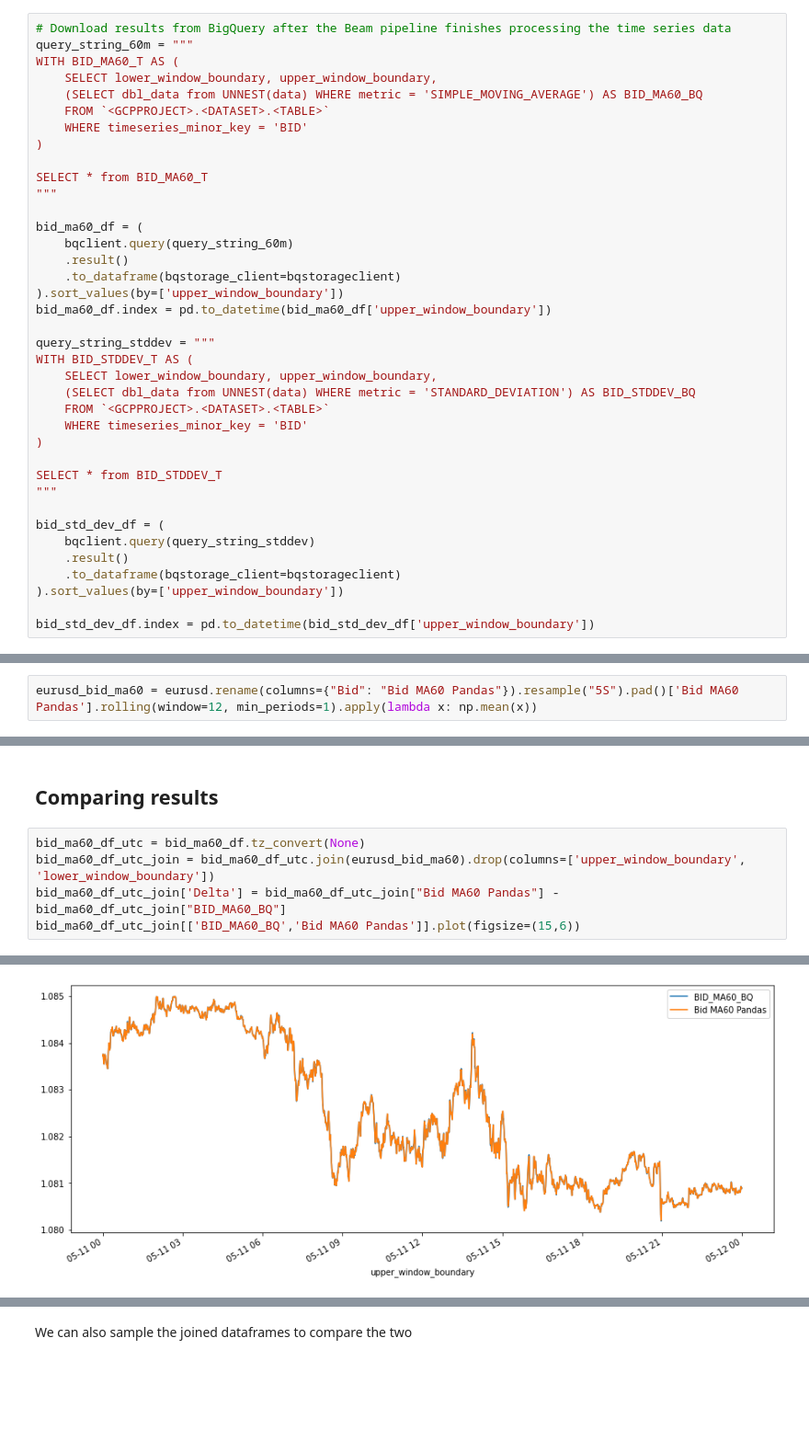
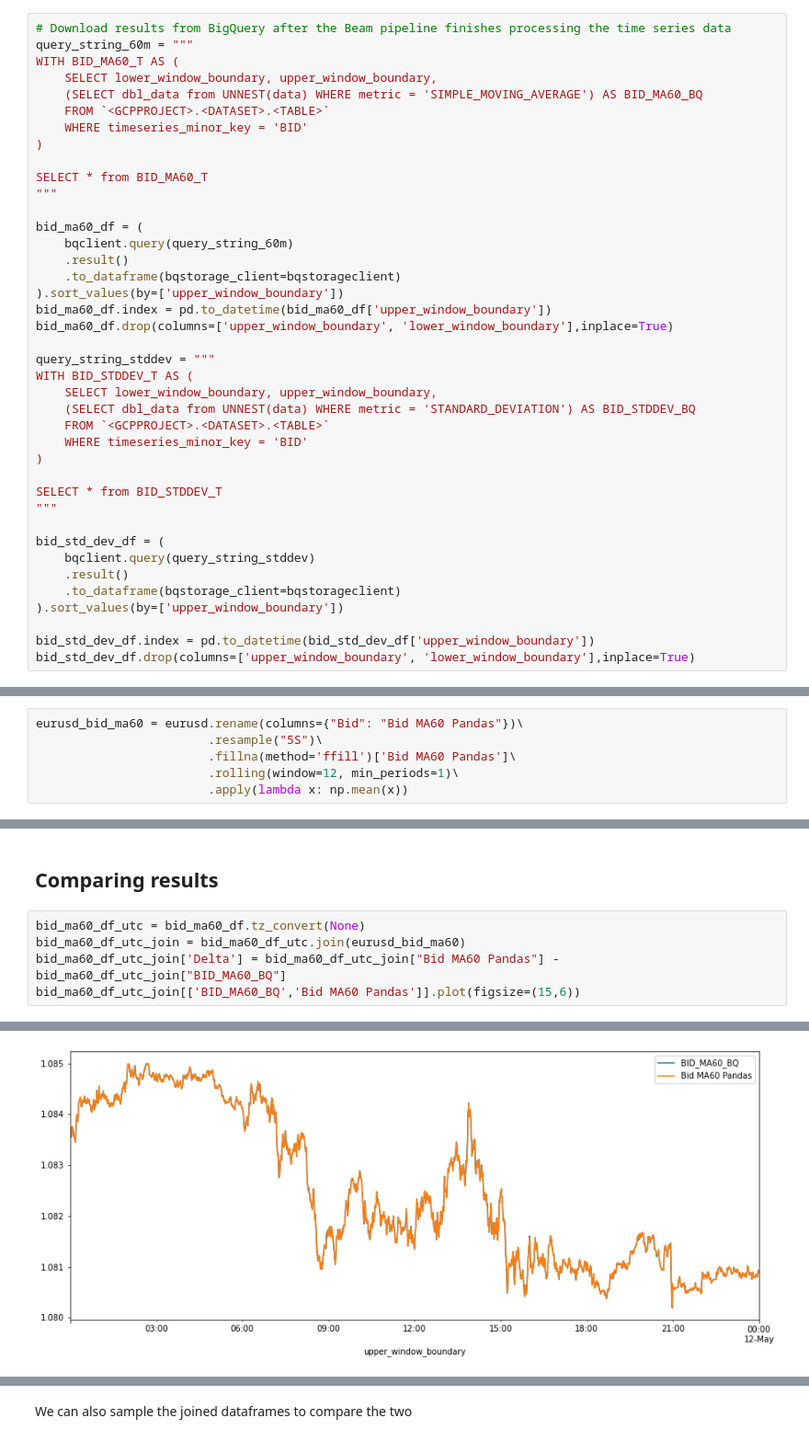
Before and after one commit to GoogleCloudPlatform/dataflow-sample-applications, a Jupyter notebook: timeseries-streaming/timeseries-python-applications/notebooks/Comparing_metrics_with_Pandas.ipynb, the cells around one changed output, grey strips where cells are left out. Shown: that part at 92% size. Saved outputs shown, nothing was run; the diff lists cells and outputs as text; blank space fills up the shorter version.

Commit message:
[Timeseries] Drop unnecessary columns [Timeseries] Reformat some code for better visibility [Timeseries] Use fillna(method='ffill')

```diff
--- a/timeseries-streaming/timeseries-python-applications/notebooks/Comparing_metrics_with_Pandas.ipynb
+++ b/timeseries-streaming/timeseries-python-applications/notebooks/Comparing_metrics_with_Pandas.ipynb
@@ -98,6 +98,7 @@ bid_ma60_df = (
     .to_dataframe(bqstorage_client=bqstorageclient)
 ).sort_values(by=['upper_window_boundary'])
 bid_ma60_df.index = pd.to_datetime(bid_ma60_df['upper_window_boundary'])
+bid_ma60_df.drop(columns=['upper_window_boundary', 'lower_window_boundary'],inplace=True)
 
 query_string_stddev = """
 WITH BID_STDDEV_T AS (
@@ -117,6 +118,7 @@ bid_std_dev_df = (
 ).sort_values(by=['upper_window_boundary'])
 
 bid_std_dev_df.index = pd.to_datetime(bid_std_dev_df['upper_window_boundary'])
+bid_std_dev_df.drop(columns=['upper_window_boundary', 'lower_window_boundary'],inplace=True)
 # %%
 # Showing Moving Average sample
 bid_ma60_df
@@ -172,5 +174,9 @@ In order to calculate the metrics in Pandas using the same constraints we need t
 3. Apply [rolling()](https://pandas.pydata.org/pandas-docs/stable/reference/api/pandas.DataFrame.rolling.html) window
 4. Aggregate by applying the Numpy [mean()](https://numpy.org/doc/stable/reference/generated/numpy.mean.html) and [std()](https://numpy.org/doc/stable/reference/generated/numpy.std.html) methods respectively
 # %%
-eurusd_bid_ma60 = eurusd.rename(columns={"Bid": "Bid MA60 Pandas"}).resample("5S").pad()['Bid MA60 Pandas'].rolling(window=12, min_periods=1).apply(lambda x: np.mean(x))
+eurusd_bid_ma60 = eurusd.rename(columns={"Bid": "Bid MA60 Pandas"})\
+                        .resample("5S")\
+                        .fillna(method='ffill')['Bid MA60 Pandas']\
+                        .rolling(window=12, min_periods=1)\
+                        .apply(lambda x: np.mean(x))
 # %%
@@ -185,11 +195,11 @@ Once we have the moving average and standard deviation calculated in both framew
 ## Comparing results
 # %%
 bid_ma60_df_utc = bid_ma60_df.tz_convert(None)
-bid_ma60_df_utc_join = bid_ma60_df_utc.join(eurusd_bid_ma60).drop(columns=['upper_window_boundary', 'lower_window_boundary'])
+bid_ma60_df_utc_join = bid_ma60_df_utc.join(eurusd_bid_ma60)
 bid_ma60_df_utc_join['Delta'] = bid_ma60_df_utc_join["Bid MA60 Pandas"] - bid_ma60_df_utc_join["BID_MA60_BQ"]
 bid_ma60_df_utc_join[['BID_MA60_BQ','Bid MA60 Pandas']].plot(figsize=(15,6))
 # %% [output]
 <AxesSubplot:xlabel='upper_window_boundary'>
-[figure, old version]
+[figure, new version]
 # %%
 bid_std_dev_df_utc = bid_std_dev_df.tz_convert(None)
```
Also changed, not shown: parts of 12 cells of this notebook.
